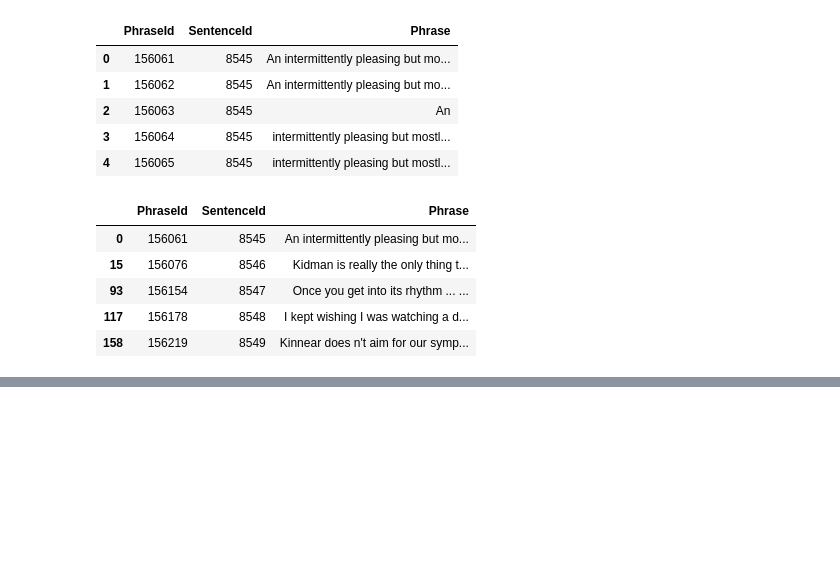
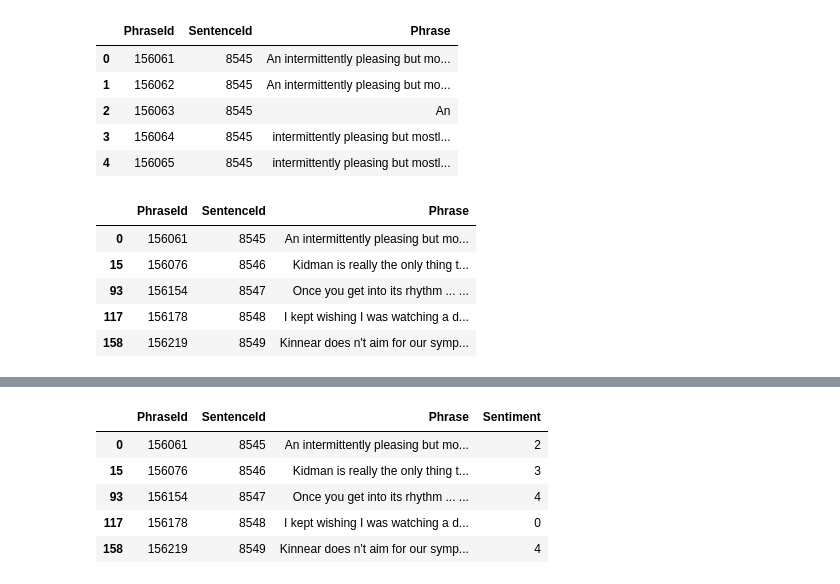
Before and after one commit to NicoAleC/PruebaTFG, a Jupyter notebook: LoadPredict.ipynb, the cells around one changed output, grey strips where cells are left out. Drawn from its saved outputs; the diff is of its cells as text; code cells hidden in the pictures; blank space fills up the shorter version.

```diff
--- a/LoadPredict.ipynb
+++ b/LoadPredict.ipynb
@@ -10,5 +23,5 @@ model = tf.keras.models.load_model(mdir+'sentiment_model_v1', compile = False)
 # %%
-optimizer = tf.keras.optimizers.Adam(learning_rate = 5e-5, decay = 1e-6)
+optimizer = tf.keras.optimizers.Adam(learning_rate = 5e-5, weight_decay = 1e-6)
 loss = tf.keras.losses.CategoricalCrossentropy()
 acc = tf.keras.metrics.CategoricalAccuracy('accuracy')
 
@@ -79,0 +92,9 @@ KeyboardInterrupt:
+# %%
+df.head()
+# %% [output]
+|  | PhraseId | SentenceId | Phrase | Sentiment |
+| 0 | 156061 | 8545 | An intermittently pleasing but mo... | 2 |
+| 15 | 156076 | 8546 | Kidman is really the only thing t... | 3 |
+| 93 | 156154 | 8547 | Once you get into its rhythm ... ... | 4 |
+| 117 | 156178 | 8548 | I kept wishing I was watching a d... | 0 |
+| 158 | 156219 | 8549 | Kinnear does n't aim for our symp... | 4 |
```
Also changed, not shown: parts of 4 cells of this notebook.
